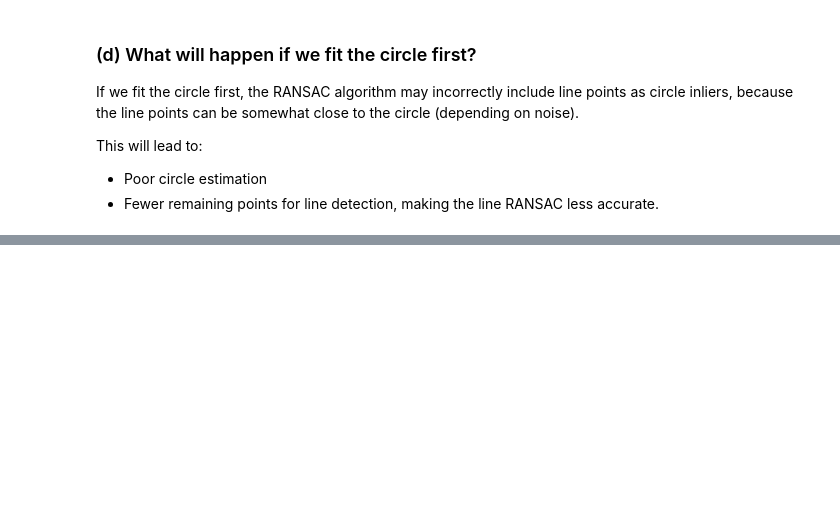
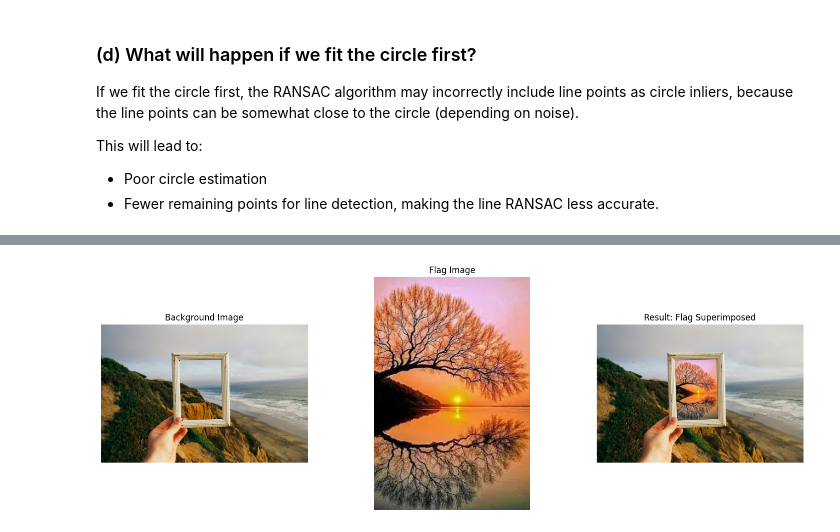
Before and after one commit to ThilinaNirmalBandara/EN3160-Assignments, a Jupyter notebook: Assignment2/code.ipynb, the cells around one changed output, grey strips where cells are left out. Saved outputs shown, nothing was run; the diff lists cells and outputs as text; code cells hidden in the pictures; blank space fills up the shorter version.

```diff
--- a/Assignment2/code.ipynb
+++ b/Assignment2/code.ipynb
@@ -286,0 +470,84 @@ This will lead to:
+# %%
+import cv2
+import numpy as np
+import matplotlib.pyplot as plt
+
+# Load images
+arch_img = cv2.imread('C:/Users/User/Desktop/EN3160-Assignments/Assignment2/task3Images/bgimg3.jpg')
+flag_img = cv2.imread('C:/Users/User/Desktop/EN3160-Assignments/Assignment2/task3Images/img4.jpg')
+
+# Resize factor for display
+scale = 0.5  # display at 50% size
+disp_img = cv2.resize(arch_img, (0, 0), fx=scale, fy=scale)
+temp_img = disp_img.copy()
+
+# List to store points
+pts_arch = []
+
+# Mouse callback function
+def select_point(event, x, y, flags, param):
+    if event == cv2.EVENT_LBUTTONDOWN:
+        orig_x = int(x / scale)
+        orig_y = int(y / scale)
+        pts_arch.append([orig_x, orig_y])
+        cv2.circle(temp_img, (x, y), 5, (0, 0, 255), -1)
+        cv2.imshow("Select 4 points", temp_img)
+
+cv2.imshow("Select 4 points", temp_img)
+cv2.setMouseCallback("Select 4 points", select_point)
+
+print("Click 4 points on the architectural image window (top-left → top-right → bottom-right → bottom-left).")
+cv2.waitKey(0)
+cv2.destroyAllWindows()
+
+if len(pts_arch) != 4:
+    raise ValueError("You must select exactly 4 points!")
+
+pts_arch = np.array(pts_arch, dtype=np.float32)
+
+# Points on the flag image
+h_flag, w_flag = flag_img.shape[:2]
+pts_flag = np.array([[0,0],[w_flag,0],[w_flag,h_flag],[0,h_flag]], dtype=np.float32)
+
+# Compute homography and warp
+H, _ = cv2.findHomography(pts_flag, pts_arch)
+warped_flag = cv2.warpPerspective(flag_img, H, (arch_img.shape[1], arch_img.shape[0]))
+
+# Blend warped flag onto architectural image
+mask = cv2.cvtColor(warped_flag, cv2.COLOR_BGR2GRAY)
+_, mask = cv2.threshold(mask, 1, 255, cv2.THRESH_BINARY)
+mask_inv = cv2.bitwise_not(mask)
+
+arch_bg = cv2.bitwise_and(arch_img, arch_img, mask=mask_inv)
+flag_fg = cv2.bitwise_and(warped_flag, warped_flag, mask=mask)
+result = cv2.add(arch_bg, flag_fg)
+
+# Optional: draw selected points on architectural image for reference
+arch_with_points = arch_img.copy()
+for pt in pts_arch:
+    cv2.circle(arch_with_points, (int(pt[0]), int(pt[1])), 8, (255,0,0), -1)
+
+# Convert images to RGB for matplotlib
+arch_rgb = cv2.cvtColor(arch_with_points, cv2.COLOR_BGR2RGB)
+flag_rgb = cv2.cvtColor(flag_img, cv2.COLOR_BGR2RGB)
+result_rgb = cv2.cvtColor(result, cv2.COLOR_BGR2RGB)
+
+# Display all three images side by side
+plt.figure(figsize=(18,6))
+plt.subplot(1,3,1)
+plt.imshow(arch_rgb)
+plt.title('Background Image')
+plt.axis('off')
+
+plt.subplot(1,3,2)
+plt.imshow(flag_rgb)
+plt.title('Flag Image')
+plt.axis('off')
+
+plt.subplot(1,3,3)
+plt.imshow(result_rgb)
+plt.title('Result: Flag Superimposed')
+plt.axis('off')
+
+plt.show()
+# %% [output]
@@ -286,0 +555 @@ This will lead to:
+[figure, added]
```
Also changed, not shown: parts of 6 cells of this notebook.
